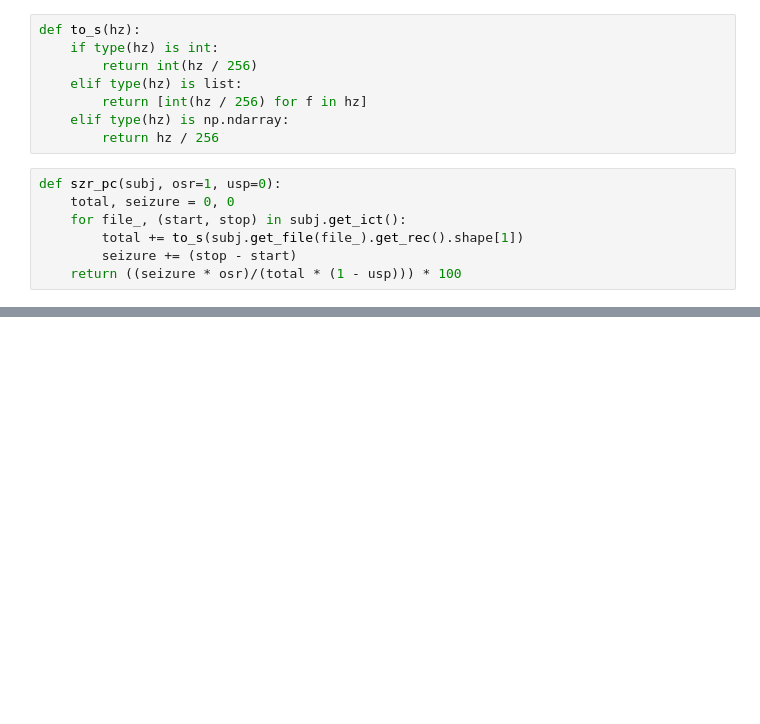
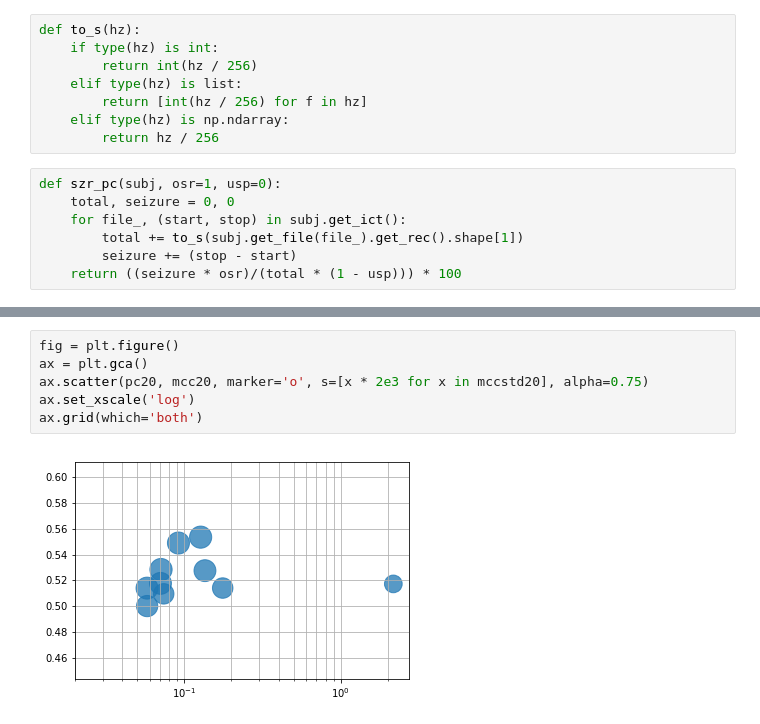
Before and after one commit to acellon/thesis, a Jupyter notebook: testdev.ipynb, the cells around one changed output, grey strips where cells are left out. Drawn from its saved outputs; the diff is of its cells as text; blank space fills up the shorter version.

```diff
--- a/testdev.ipynb
+++ b/testdev.ipynb
@@ -525,0 +584,8 @@ szr_pc(subj, 5, 0.8)
+# %%
+fig = plt.figure()
+ax = plt.gca()
+ax.scatter(pc20, mcc20, marker='o', s=[x * 2e3 for x in mccstd20], alpha=0.75)
+ax.set_xscale('log')
+ax.grid(which='both')
+# %% [output]
+[figure, added]
```
Also changed, not shown: parts of 27 cells of this notebook, 4 other files.
